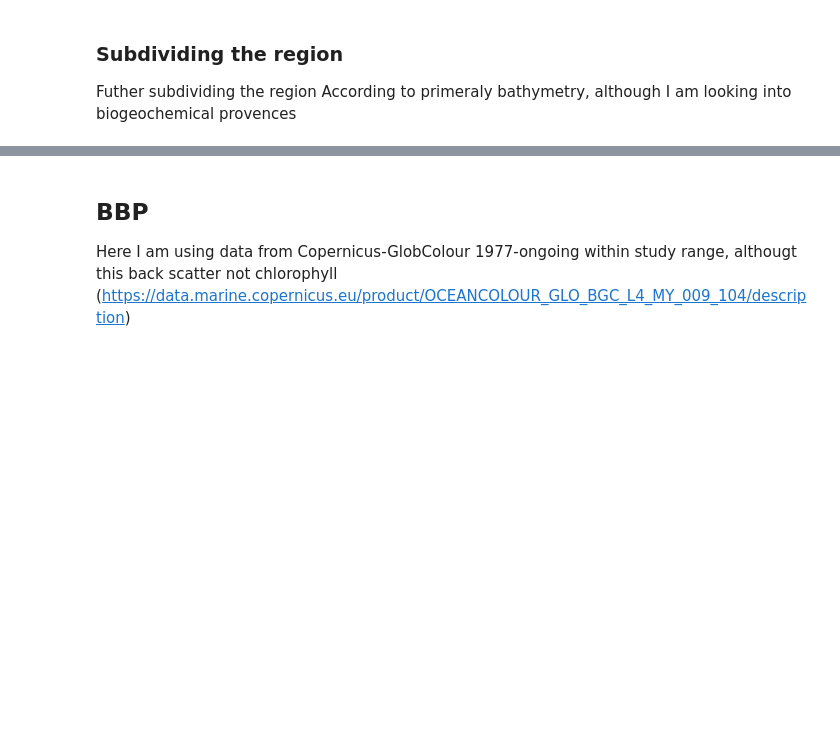
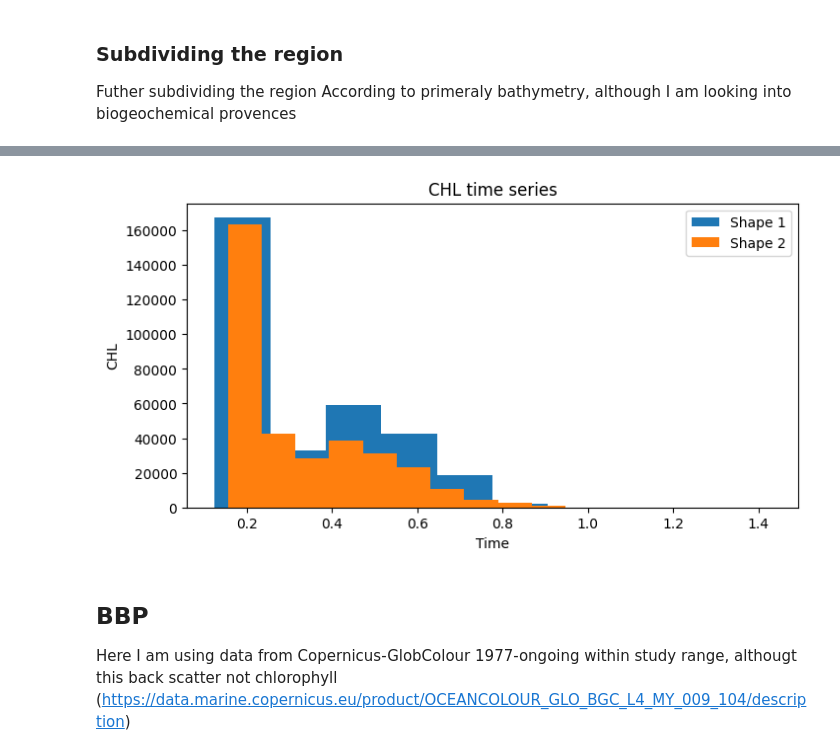
Before and after one commit to ROYVNZ/Masters, a Jupyter notebook: Scripts/Satellite_data.ipynb, the cells around one changed output, grey strips where cells are left out. Drawn from its saved outputs; the diff is of its cells as text; code cells hidden in the pictures; blank space fills up the shorter version.

```diff
--- a/Scripts/Satellite_data.ipynb
+++ b/Scripts/Satellite_data.ipynb
@@ -226,3 +262,27 @@ AttributeError: 'numpy.ndarray' object has no attribute 'contour'
+# %%
+# Monthly Shape Climatology
+Shape1_mon = Shape1_CHL.resample(time = 'MS').mean()
+Shape1_clim12 = Shape1_mon.groupby('time.month').mean('time')
+Shape1_annual_mean = Shape1_clim12.mean('month')
+
+Shape2_mon = Shape2_CHL.resample(time = 'MS').mean()
+Shape2_clim12 = Shape2_mon.groupby('time.month').mean('time')
+Shape2_annual_mean = Shape2_clim12.mean('month')
+
+
+
+fig, ax = plt.subplots(figsize=(8, 4))
+
+Shape1_clim12.plot(ax=ax, label="Shape 1")
+Shape2_clim12.plot(ax=ax, label="Shape 2")
+
+ax.set_title("CHL time series")
+ax.set_xlabel("Time")
+ax.set_ylabel("CHL")
+ax.legend()
+plt.show()
+# %% [output]
+[figure, added]
 # %% [markdown]
 ## BBP
 
```
Also changed, not shown: parts of 5 cells of this notebook, 1 other file.
